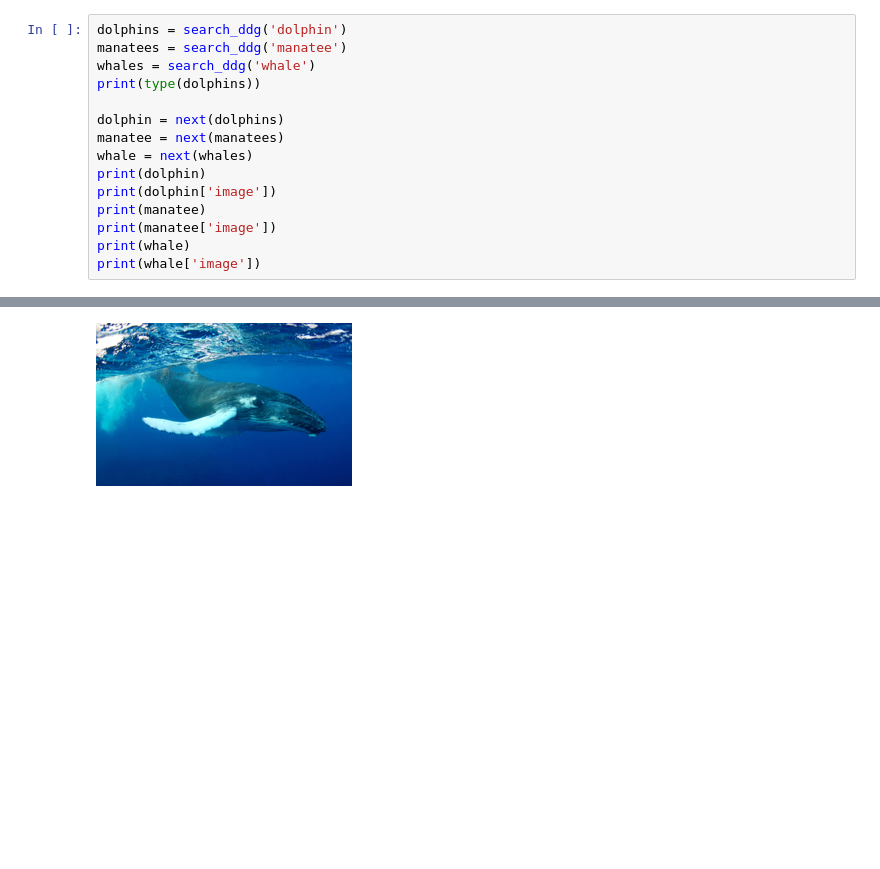
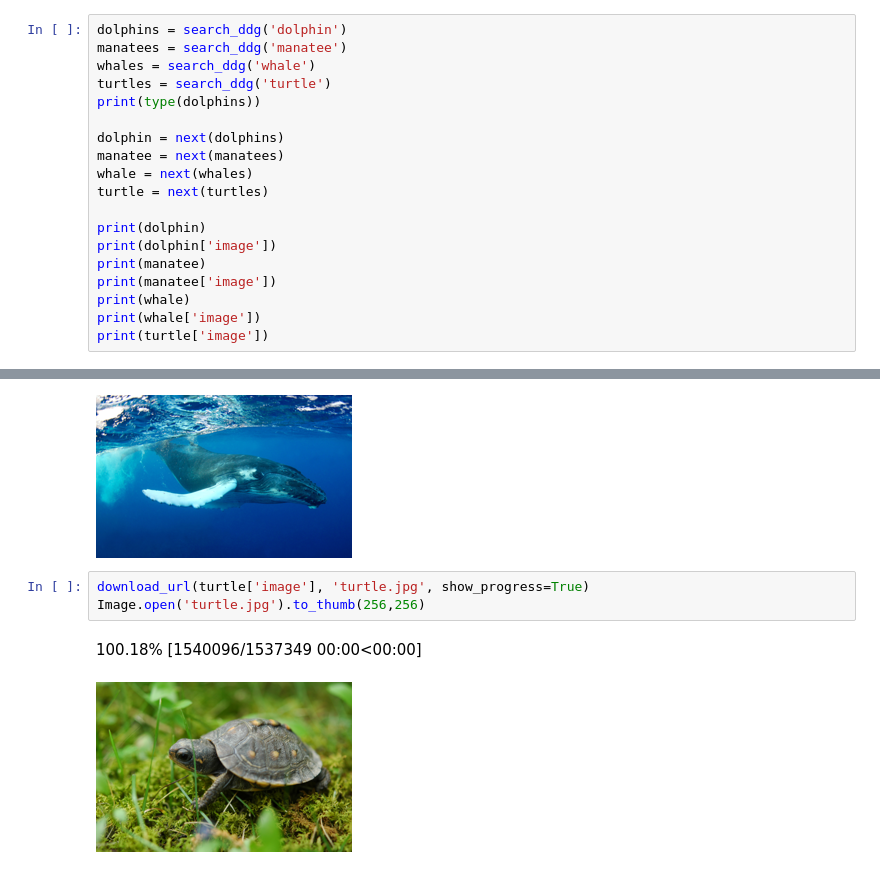
Before and after one commit to jlangson/fastai, a Jupyter notebook: lesson1-hw-dolphin-whale-shark.ipynb, the cells around one changed output, grey strips where cells are left out. Drawn from its saved outputs; the diff is of its cells as text; blank space fills up the shorter version.

```diff
--- a/lesson1-hw-dolphin-whale-shark.ipynb
+++ b/lesson1-hw-dolphin-whale-shark.ipynb
@@ -34,17 +31,21 @@ def search_ddg(search_terms):
 dolphins = search_ddg('dolphin')
 manatees = search_ddg('manatee')
 whales = search_ddg('whale')
+turtles = search_ddg('turtle')
 print(type(dolphins))
 
 dolphin = next(dolphins)
 manatee = next(manatees)
 whale = next(whales)
+turtle = next(turtles)
+
 print(dolphin)
 print(dolphin['image'])
 print(manatee)
 print(manatee['image'])
 print(whale)
 print(whale['image'])
+print(turtle['image'])
 # %% [output]
 <class 'generator'>
 {'title': 'Dolphin 4k Ultra HD Wallpaper', 'image': 'https://images.alphacoders.com/293/293531.jpg', 'thumbnail': 'https://tse2.mm.bing.net/th?id=OIP.iEJ06_DV_5PHBbDWIZ6ZqQHaF1&pid=Api', 'url': 'https ...
@@ -73,3 +76,9 @@ Image.open('whale.jpg').to_thumb(256,256)
 # %% [output]
 100.23% [1302528/1299489 00:00<00:00]
 [figure]
+# %%
+download_url(turtle['image'], 'turtle.jpg', show_progress=True)
+Image.open('turtle.jpg').to_thumb(256,256)
+# %% [output]
+100.18% [1540096/1537349 00:00<00:00]
+[figure, added]
```
Also changed, not shown: parts of 8 cells of this notebook.
